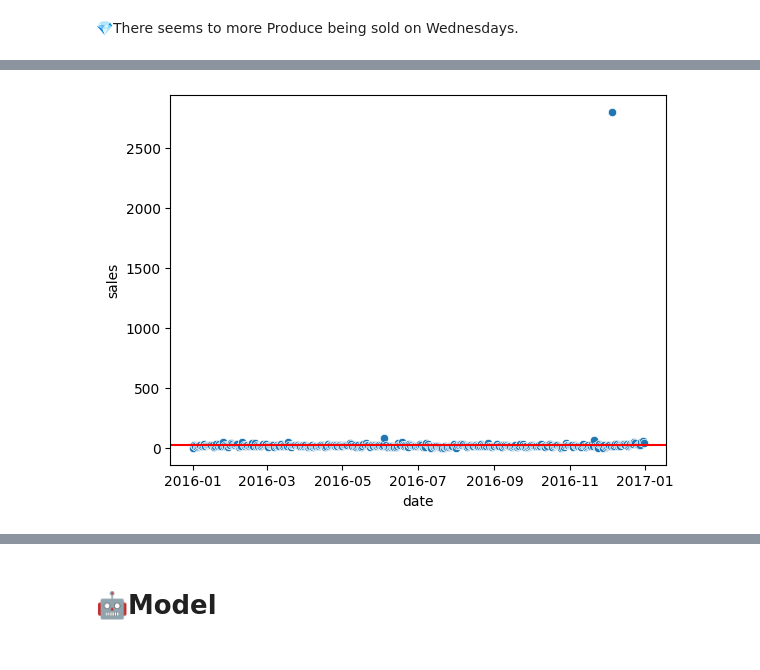
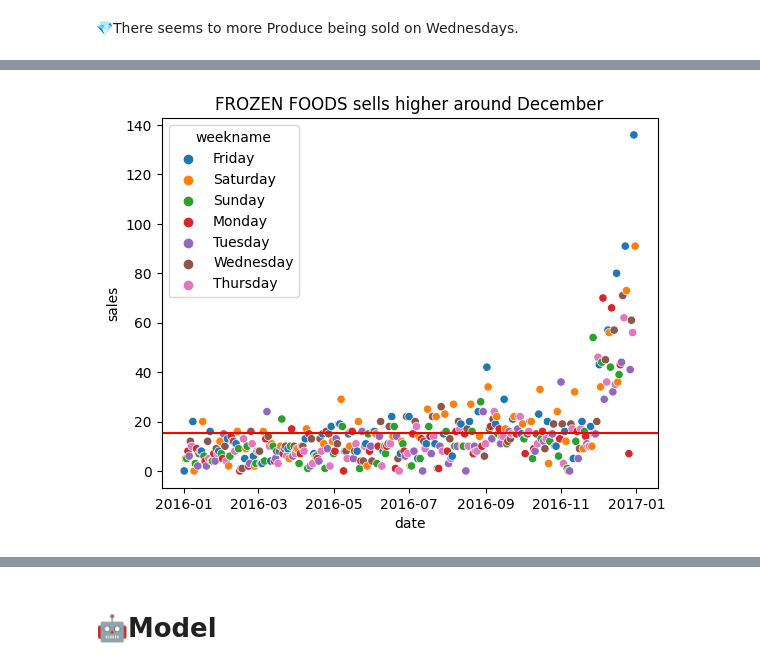
Before and after one commit to cmd-master/store-sales, a Jupyter notebook: store-sales.ipynb, the cells around one changed output, grey strips where cells are left out. Cells and saved outputs as stored; diff of their text form; code cells hidden in the pictures.

Commit message:
Kaggle Notebook | Store Sales | Version 5

```diff
--- a/store-sales.ipynb
+++ b/store-sales.ipynb
@@ -92,10 +114,10 @@ train.groupby('family')[target].describe().sort_values(by='std')
 # %%
 g = train.query('year == 2016')
 g = g.query('store_nbr == 24')
 # g = g.query('date == "2016-12-01"')
-# sns.scatterplot(g, x='date', y=target, hue='store_nbr', palette='Set1');
-g = g.query('family == "GROCERY II"')
-sns.scatterplot(g, x='date', y=target)
+g = g.query('family in ("LAWN AND GARDEN")')
+sns.scatterplot(g, x='date', y=target, hue='weekname')
 plt.axhline(g[target].mean(), color='red');
+plt.title('FROZEN FOODS sells higher around December');
 # %% [output]
-[figure, old version]
+[figure, new version]
```
Also changed, not shown: parts of 7 cells of this notebook.
